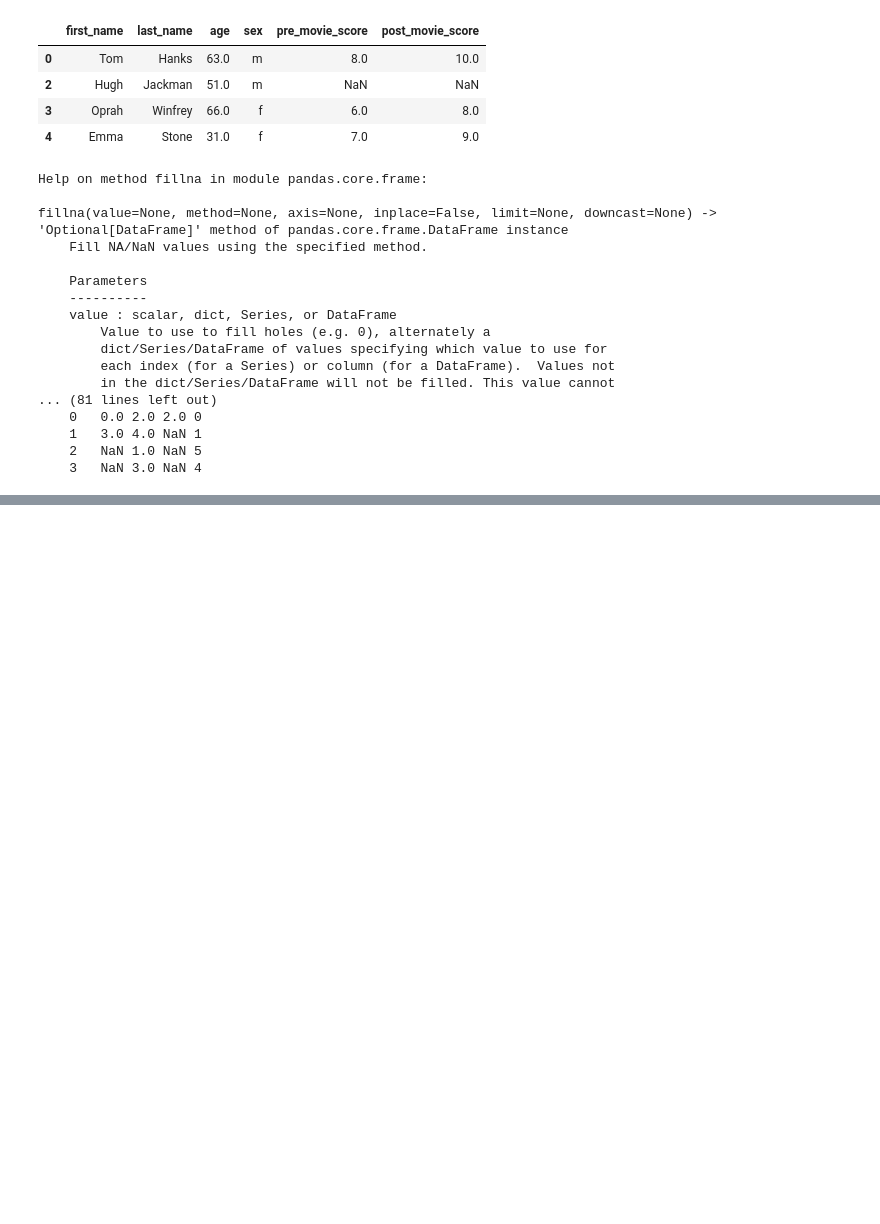
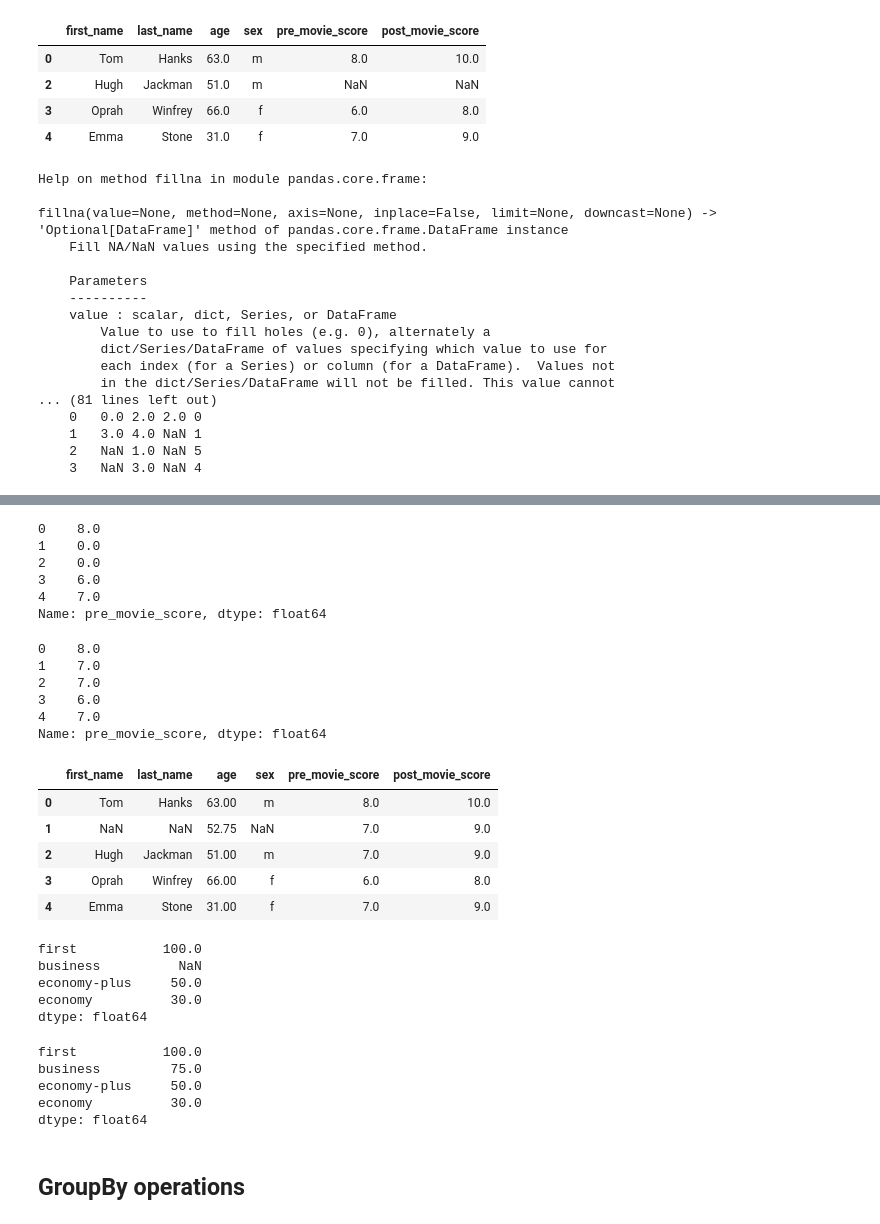
Before and after one commit to deepan-py/MLDS, a Jupyter notebook: PANDAS_/intro_.ipynb, the cells around one changed output, grey strips where cells are left out. Saved outputs shown, nothing was run; the diff lists cells and outputs as text; code cells hidden in the pictures; blank space fills up the shorter version.

```diff
--- a/PANDAS_/intro_.ipynb
+++ b/PANDAS_/intro_.ipynb
@@ -1469,0 +1495,27 @@ fillna(value=None, method=None, axis=None, inplace=False, limit=None, downcast=N
+# %%
+df['pre_movie_score'].fillna(0)
+# %% [output]
+0    8.0
+1    0.0
+2    0.0
+3    6.0
+4    7.0
+Name: pre_movie_score, dtype: float64
+# %%
+df['pre_movie_score'].fillna(df['pre_movie_score'].mean())
+# %% [output]
+0    8.0
+1    7.0
+2    7.0
+3    6.0
+4    7.0
+Name: pre_movie_score, dtype: float64
+# %%
+df.fillna(df.mean())
+# %% [output]
+|  | first_name | last_name | age | sex | pre_movie_score | post_movie_score |
+| 0 | Tom | Hanks | 63.00 | m | 8.0 | 10.0 |
+| 1 | NaN | NaN | 52.75 | NaN | 7.0 | 9.0 |
+| 2 | Hugh | Jackman | 51.00 | m | 7.0 | 9.0 |
+| 3 | Oprah | Winfrey | 66.00 | f | 6.0 | 8.0 |
+| 4 | Emma | Stone | 31.00 | f | 7.0 | 9.0 |
@@ -1469,0 +1526,19 @@ fillna(value=None, method=None, axis=None, inplace=False, limit=None, downcast=N
+# %%
+ser
+# %% [output]
+first           100.0
+business          NaN
+economy-plus     50.0
+economy          30.0
+dtype: float64
+# %%
+ser.interpolate()
+# this method will add value based on the above and below row value in this case 100+50=150/2=75
+# %% [output]
+first           100.0
+business         75.0
+economy-plus     50.0
+economy          30.0
+dtype: float64
+# %% [markdown]
+## GroupBy operations
```
Also changed, not shown: parts of 4 cells of this notebook, 1 other file.
